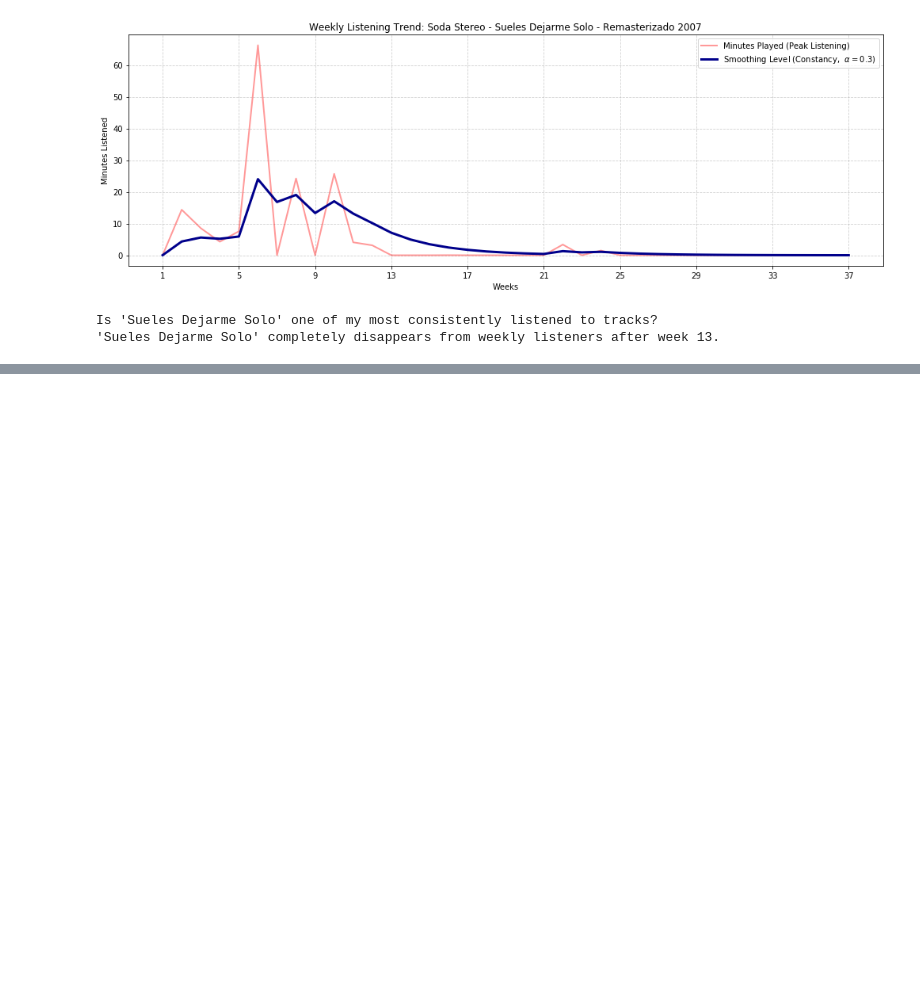
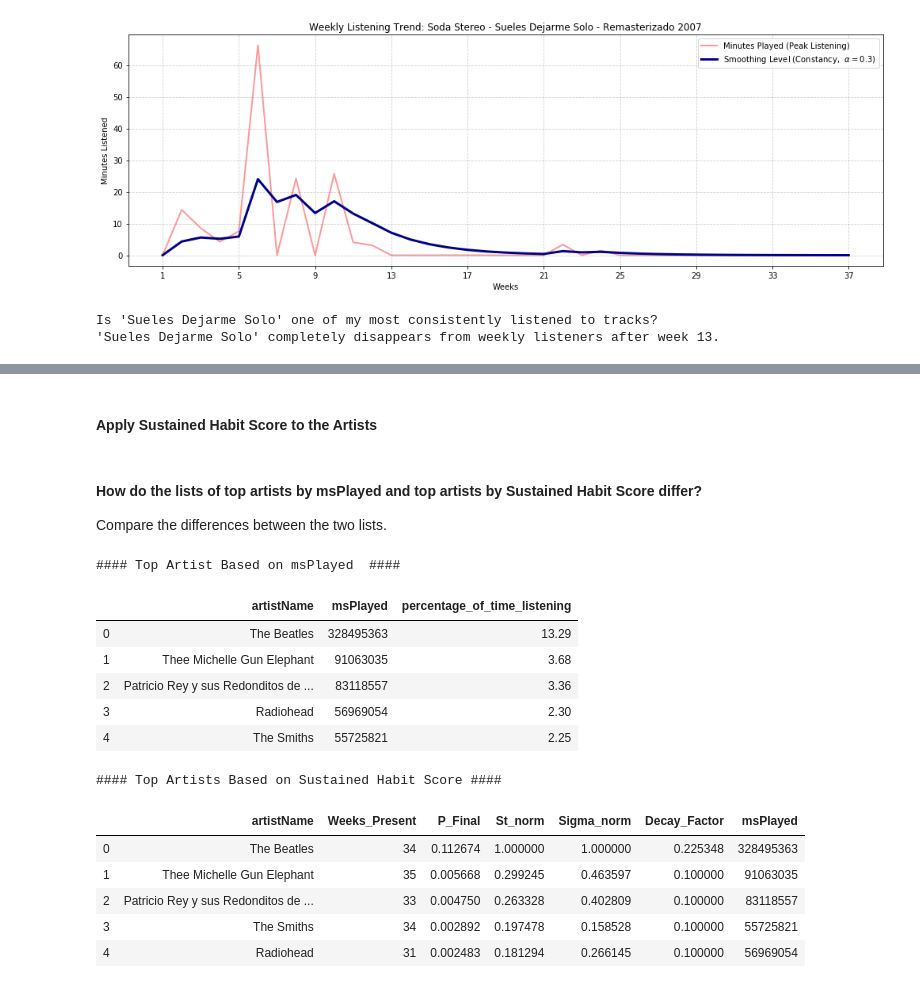
Before and after one commit to Garridot/spotify-wrapped-detailed, a Jupyter notebook: analysis.ipynb, the cells around one changed output, grey strips where cells are left out. Cells and saved outputs as stored; diff of their text form; code cells hidden in the pictures; blank space fills up the shorter version.

```diff
--- a/analysis.ipynb
+++ b/analysis.ipynb
@@ -1022,0 +1315,2 @@ In **conclusion**, when using only the SES model, **outliers continue to drop ou
+# %% [markdown]
+#### Apply Sustained Habit Score to the Artists
@@ -1022,0 +1485,33 @@ In **conclusion**, when using only the SES model, **outliers continue to drop ou
+# %% [markdown]
+#### How do the lists of top artists by msPlayed and top artists by Sustained Habit Score differ?
+Compare the differences between the two lists.
+# %%
+print("\n#### Top Artist Based on msPlayed  ####")
+display(top_artists["artistName","msPlayed"])
+
+print("\n#### Top Artists Based on Sustained Habit Score ####")
+display(top_triple_filter_artists[
+    ['artistName',
+     'Weeks_Present',
+     'P_Final',
+     'St_norm',
+     'Sigma_norm',
+     'Decay_Factor',
+     'msPlayed',
+    ]
+].head(5).reset_index(drop=True))
+# %% [output]
+#### Top Artist Based on msPlayed  ####
+|  | artistName | msPlayed | percentage_of_time_listening |
+| 0 | The Beatles | 328495363 | 13.29 |
+| 1 | Thee Michelle Gun Elephant | 91063035 | 3.68 |
+| 2 | Patricio Rey y sus Redonditos de ... | 83118557 | 3.36 |
+| 3 | Radiohead | 56969054 | 2.30 |
+| 4 | The Smiths | 55725821 | 2.25 |
+#### Top Artists Based on Sustained Habit Score ####
+|  | artistName | Weeks_Present | P_Final | St_norm | Sigma_norm | Decay_Factor | msPlayed |
+| 0 | The Beatles | 34 | 0.112674 | 1.000000 | 1.000000 | 0.225348 | 328495363 |
+| 1 | Thee Michelle Gun Elephant | 35 | 0.005668 | 0.299245 | 0.463597 | 0.100000 | 91063035 |
+| 2 | Patricio Rey y sus Redonditos de ... | 33 | 0.004750 | 0.263328 | 0.402809 | 0.100000 | 83118557 |
+| 3 | The Smiths | 34 | 0.002892 | 0.197478 | 0.158528 | 0.100000 | 55725821 |
+| 4 | Radiohead | 31 | 0.002483 | 0.181294 | 0.266145 | 0.100000 | 56969054 |
```
Also changed, not shown: parts of 28 cells of this notebook.
